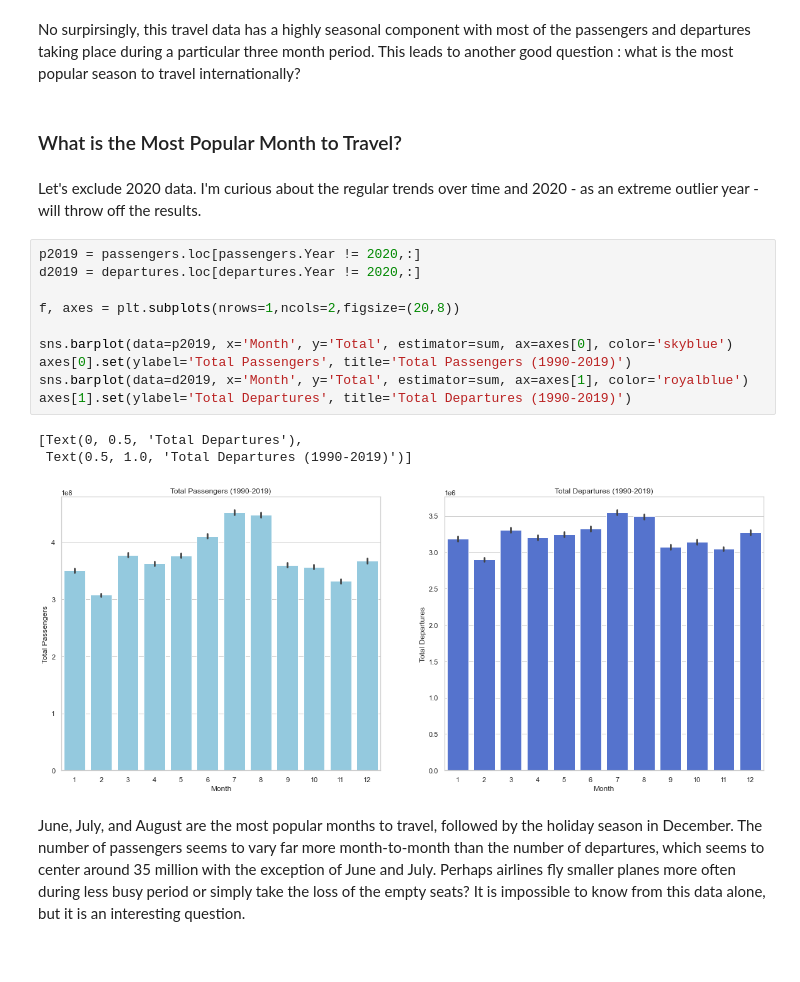
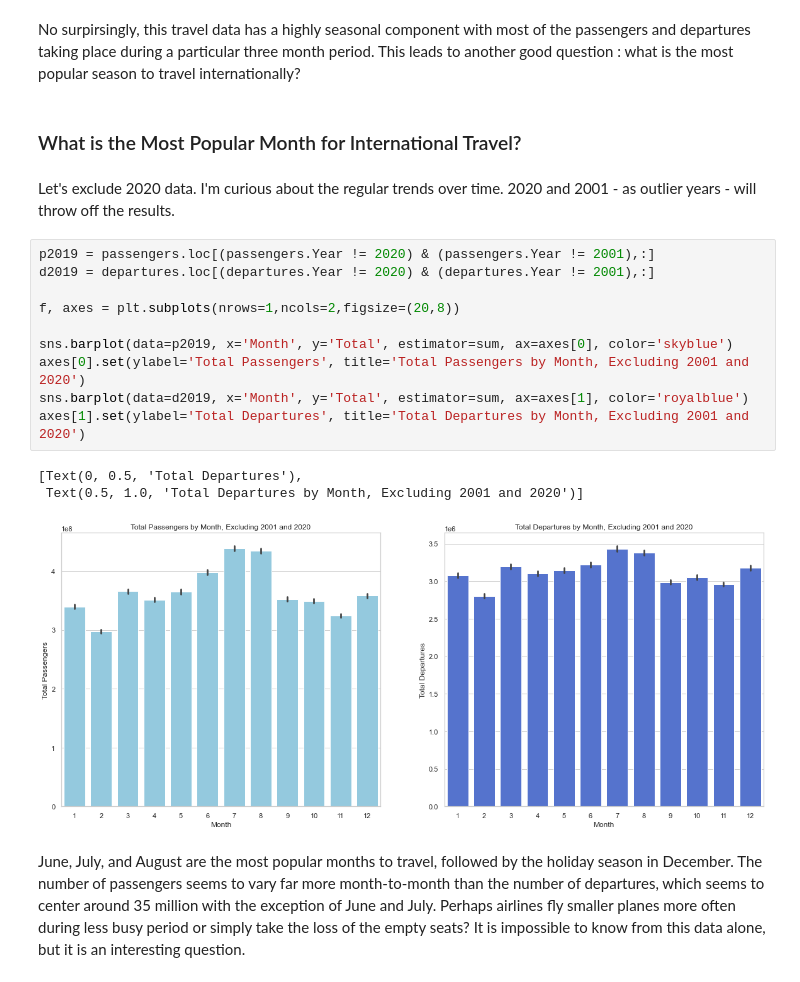
Before and after one commit to GregBone/Portfolio, a Jupyter notebook: Airline Traffic EDA.ipynb, the cells around one changed output. Saved outputs shown, nothing was run; the diff lists cells and outputs as text.

```diff
--- a/Airline Traffic EDA.ipynb
+++ b/Airline Traffic EDA.ipynb
@@ -287,23 +281,23 @@ axes[1].set(xlabel='', ylabel='Total Passengers', title='Total Passengers with 3
 # %% [markdown]
 No surpirsingly, this travel data has a highly seasonal component with most of the passengers and departures taking place during a particular three month period. This leads to another good question : what is the most popular season to travel internationally?
 # %% [markdown]
-### What is the Most Popular Month to Travel?
+### What is the Most Popular Month for International Travel?
 # %% [markdown]
-Let's exclude 2020 data. I'm curious about the regular trends over time and 2020 - as an extreme outlier year - will throw off the results.
+Let's exclude 2020 data. I'm curious about the regular trends over time. 2020 and 2001 - as outlier years - will throw off the results.
 # %%
-p2019 = passengers.loc[passengers.Year != 2020,:]
-d2019 = departures.loc[departures.Year != 2020,:]
+p2019 = passengers.loc[(passengers.Year != 2020) & (passengers.Year != 2001),:]
+d2019 = departures.loc[(departures.Year != 2020) & (departures.Year != 2001),:]
 
 f, axes = plt.subplots(nrows=1,ncols=2,figsize=(20,8))
 
 sns.barplot(data=p2019, x='Month', y='Total', estimator=sum, ax=axes[0], color='skyblue')
-axes[0].set(ylabel='Total Passengers', title='Total Passengers (1990-2019)')
+axes[0].set(ylabel='Total Passengers', title='Total Passengers by Month, Excluding 2001 and 2020')
 sns.barplot(data=d2019, x='Month', y='Total', estimator=sum, ax=axes[1], color='royalblue')
-axes[1].set(ylabel='Total Departures', title='Total Departures (1990-2019)')
+axes[1].set(ylabel='Total Departures', title='Total Departures by Month, Excluding 2001 and 2020')
 # %% [output]
 [Text(0, 0.5, 'Total Departures'),
- Text(0.5, 1.0, 'Total Departures (1990-2019)')]
+ Text(0.5, 1.0, 'Total Departures by Month, Excluding 2001 and 2020')]
-[figure, old version]
+[figure, new version]
 # %% [markdown]
 June, July, and August are the most popular months to travel, followed by the holiday season in December. The number of passengers seems to vary far more month-to-month than the number of departures, which seems to center around 35 million with the exception of June and July. Perhaps airlines fly smaller planes more often during less busy period or simply take the loss of the empty seats? It is impossible to know from this data alone, but it is an interesting question.
 # %% [markdown]
```
Also changed, not shown: parts of 7 cells of this notebook.
